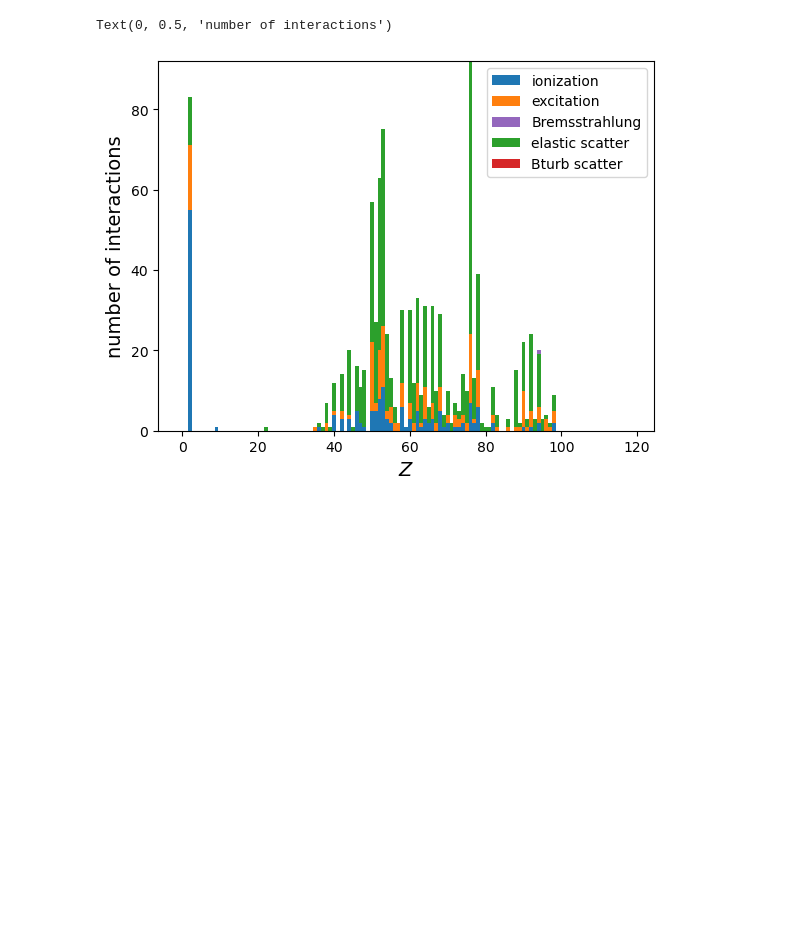
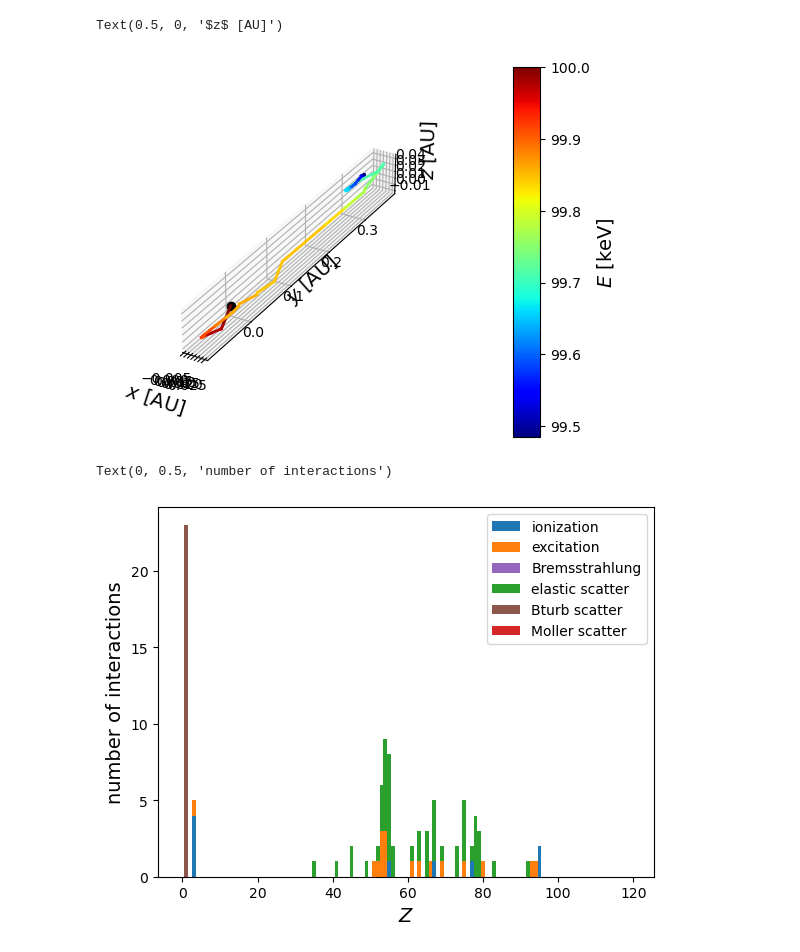
Before and after one commit to zandalman/thunderstorm, a Jupyter notebook: dev.ipynb, the cells around one changed output. Cells and saved outputs as stored; diff of their text form; code cells hidden in the pictures; blank space fills up the shorter version.

```diff
--- a/dev.ipynb
+++ b/dev.ipynb
@@ -138,13 +145,59 @@ Text(0.5, 1.0, '$t=5.27~{\\rm s}$')
+# %%
+ax = plt.figure().add_subplot(projection='3d')
+
+unit_l = const.AU
+unit_t = const.day
+unit_e = 1000
+var_color = 'ener'
+
+nstep = len(sim.time_list)
+nseg = min(nstep, 256)
+skip = int(nstep/nseg)
+
+cmap = mpl.colormaps['jet']
+
+if var_color == 'time':
+    norm = Normalize(0, sim.time_list[-1]/unit_t)
+    color_list = cmap(norm(np.array(sim.time_list)[::skip]/unit_t))
+elif var_color == 'ener':
+    norm = Normalize(sim.ener_list[-1]/unit_e, sim.ener_init/unit_e)
+    color_list = cmap(norm(np.array(sim.ener_list)[::skip]/unit_e))
+
+x_list, y_list, z_list = np.array(sim.coord_list)[:, 0], np.array(sim.coord_list)[:, 1], np.array(sim.coord_list)[:, 2]
+
+ax.plot([0], [0], [0], color='black', marker='o')
+ax.plot([0, x_list[0]/unit_l], [0, y_list[0]/unit_l], [0, z_list[0]/unit_l], color=color_list[0], lw=2)
+for i in range(nseg):
+    ax.plot(x_list[i*skip:(i+1)*skip+1]/unit_l, y_list[i*skip:(i+1)*skip+1]/unit_l, z_list[i*skip:(i+1)*skip+1]/unit_l, color=color_list[i], lw=2)
+
+ax.set_aspect('equal')
+
+sm = ScalarMappable(norm, cmap=cmap)
+cax = ax.inset_axes([1.1, 0, 0.075, 1])
+cbar = plt.colorbar(sm, cax=cax)
+
+if var_color == 'time':
+    cbar.set_label(r'$t$ [${\rm day}$]', fontsize=14)
+elif var_color == 'ener':
+    cbar.set_label(r'$E$ [${\rm keV}$]', fontsize=14)
+
+ax.set_xlabel(r'$x$ [AU]', fontsize=14)
+ax.set_ylabel(r'$y$ [AU]', fontsize=14)
+ax.set_zlabel(r'$z$ [AU]', fontsize=14)
+# %% [output]
+Text(0.5, 0, '$z$ [AU]')
+[figure, added]
 # %%
-ncat = 5
-ev_hist = np.zeros((ncat, Zmax+1), dtype=int)
+ncat = 6
+ev_hist = np.zeros((ncat, Zmax+2), dtype=int)
 
 for cat, Z in zip(sim.ev_cat_list, sim.ev_Z_list):
-    ev_hist[evcat2num[cat], Z] += 1
+    if Z==None: Z = 0
+    ev_hist[evcat2num[cat], Z+1] += 1
 
 for i in range(ncat):
     ev_hist_cum = np.sum(ev_hist[:i], axis=0)
-    plt.bar(np.arange(Zmax+1), ev_hist[i], width=1, bottom=ev_hist_cum);
+    plt.bar(np.arange(Zmax+2), ev_hist[i], width=1, bottom=ev_hist_cum);
 
 cust_lines = [Patch(facecolor='C%d'%num, label=label) for (label, num) in evcat2num.items()]
 plt.legend(handles=cust_lines)
@@ -153,7 +206,7 @@ plt.xlabel(r'$Z$', fontsize=14)
 plt.ylabel(r'number of interactions', fontsize=14)
 # %% [output]
 Text(0, 0.5, 'number of interactions')
-[figure, old version]
+[figure, new version]
 # %%
 plt.plot(sim.time_list, np.array(sim.ener_list)/1e3, lw=2)
 
```
Also changed, not shown: parts of 9 cells of this notebook, 4 other files.
